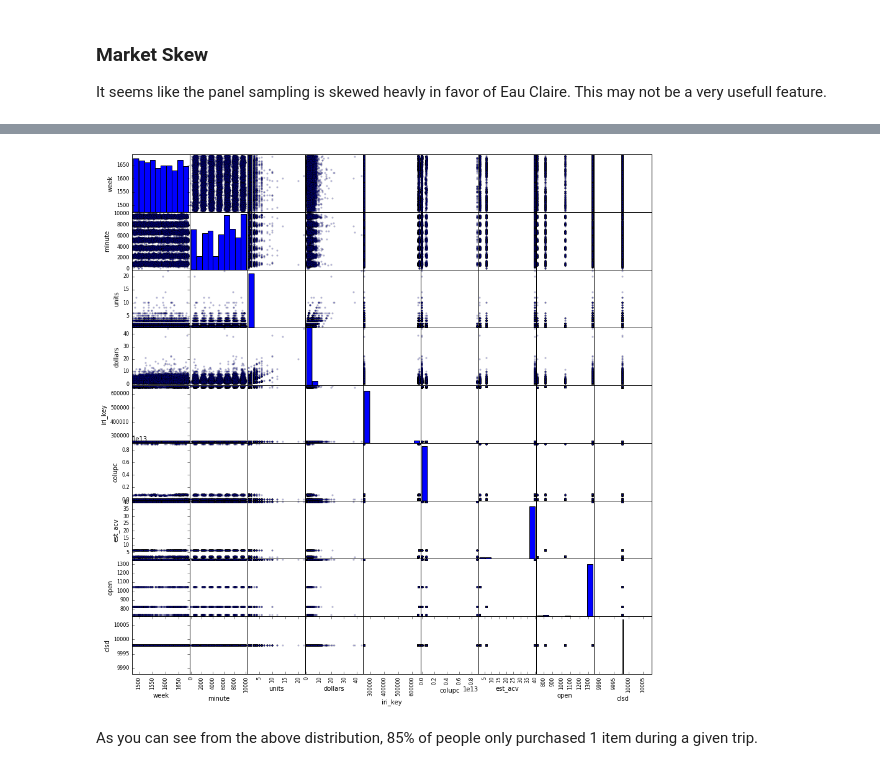
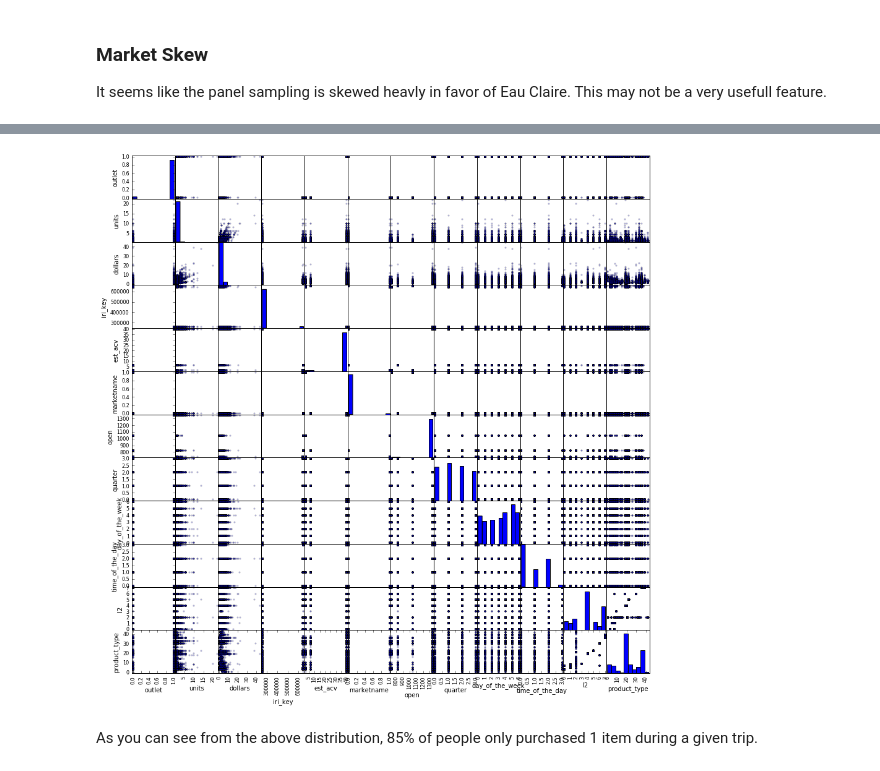
Before and after one commit to DSE220-Final-Project/final, a Jupyter notebook: first_model.ipynb, the cells around one changed output, grey strips where cells are left out. Saved outputs shown, nothing was run; the diff lists cells and outputs as text; code cells hidden in the pictures.

```diff
--- a/first_model.ipynb
+++ b/first_model.ipynb
@@ -51,0 +162,5 @@ panel_store_8_11.head()
+# %%
+panel_store_time_8_11.head(1)
+panel_store_final=panel_store_time_8_11[['outlet','units','dollars','iri_key','est_acv','marketname','open','clsd',\
+                                         'quarter','day_of_the_week','time_of_the_day','l2','product_type']]
+panel_store_final.head(1)
@@ -81,6 +200,6 @@ def data_prep (data):
         data.ix[:,col]=le.fit_transform(data.ix[:,col])
     return data
 # %%
-panel_store_preped=data_prep(panel_store_8_11)
+panel_store_preped=data_prep(panel_store_final)
 panel_store_preped.head()
 # %% [output]
@@ -112,4 +234,0 @@ panel_store_preped.describe()
-# %%
-print panel_store_preped["outlet"].value_counts()
-print panel_store_preped["ou"].value_counts()
-panel_store_preped = panel_store_preped.drop("ou", 1)
@@ -123,3 +237,5 @@ dtype: int64
+# %%
+panel_store_preped = panel_store_preped.drop("clsd", 1)
 # %% [markdown]
 # Outlier Detection
 
@@ -183,7 +269,7 @@ Name: units, dtype: float64
 # %%
-_=pd.scatter_matrix(panels, alpha=0.2, figsize=(15, 15))
+_=pd.scatter_matrix(panel_store_preped, alpha=0.2, figsize=(15, 15))
 # %% [output]
-[figure, old version]
+[figure, new version]
 # %% [markdown]
 As you can see from the above distribution, 85% of people only purchased 1 item during a given trip.
 # %% [markdown]
```
Also changed, not shown: parts of 57 cells of this notebook.
